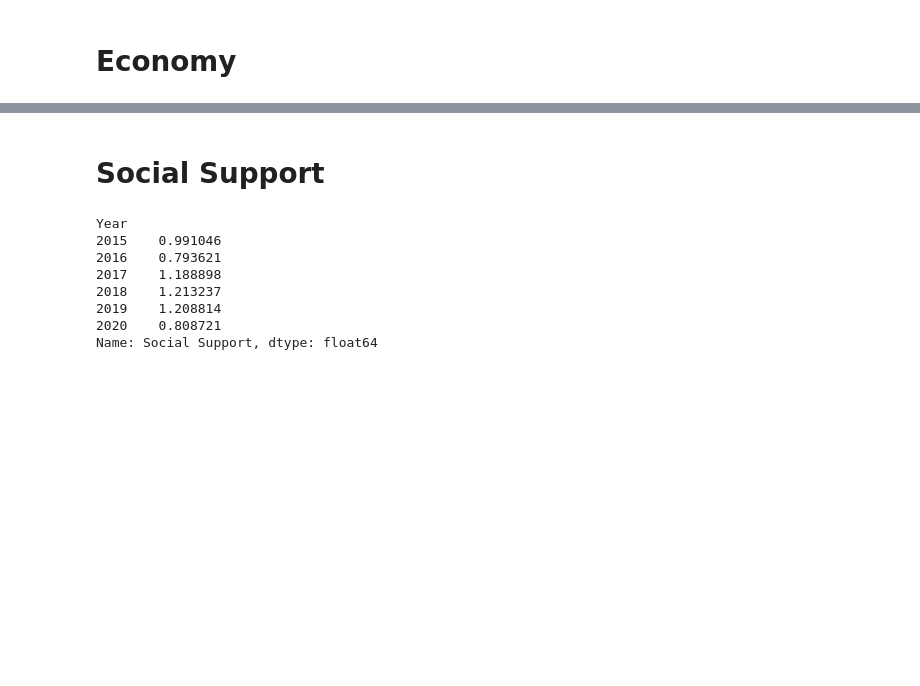
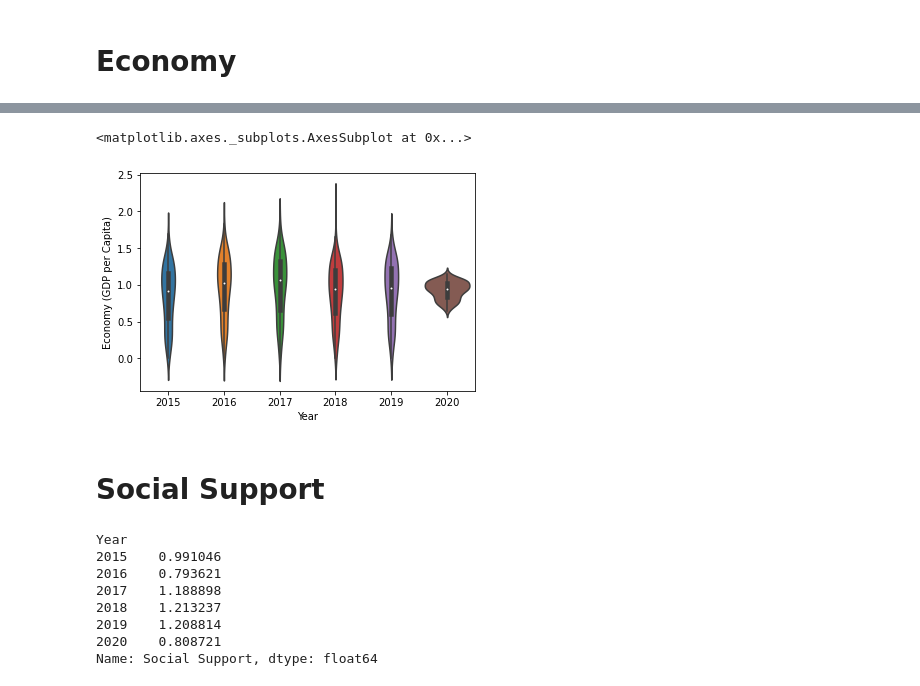
Before and after one commit to alexarnold630/Happiness_Index_Investigation, a Jupyter notebook: Happiness/Top Countries Bar Charts.ipynb, the cells around one changed output, grey strips where cells are left out. Cells and saved outputs as stored; diff of their text form; code cells hidden in the pictures; blank space fills up the shorter version.

```diff
--- a/Happiness/Top Countries Bar Charts.ipynb
+++ b/Happiness/Top Countries Bar Charts.ipynb
@@ -159,3 +240,8 @@ Name: Economy (GDP per Capita), dtype: float64
+# %%
+sns.violinplot(x="Year", y="Economy (GDP per Capita)", data=df)
+# %% [output]
+<matplotlib.axes._subplots.AxesSubplot at 0x...>
+[figure, added]
 # %% [markdown]
 # Social Support
 # %%
```
Also changed, not shown: parts of 47 cells of this notebook.
